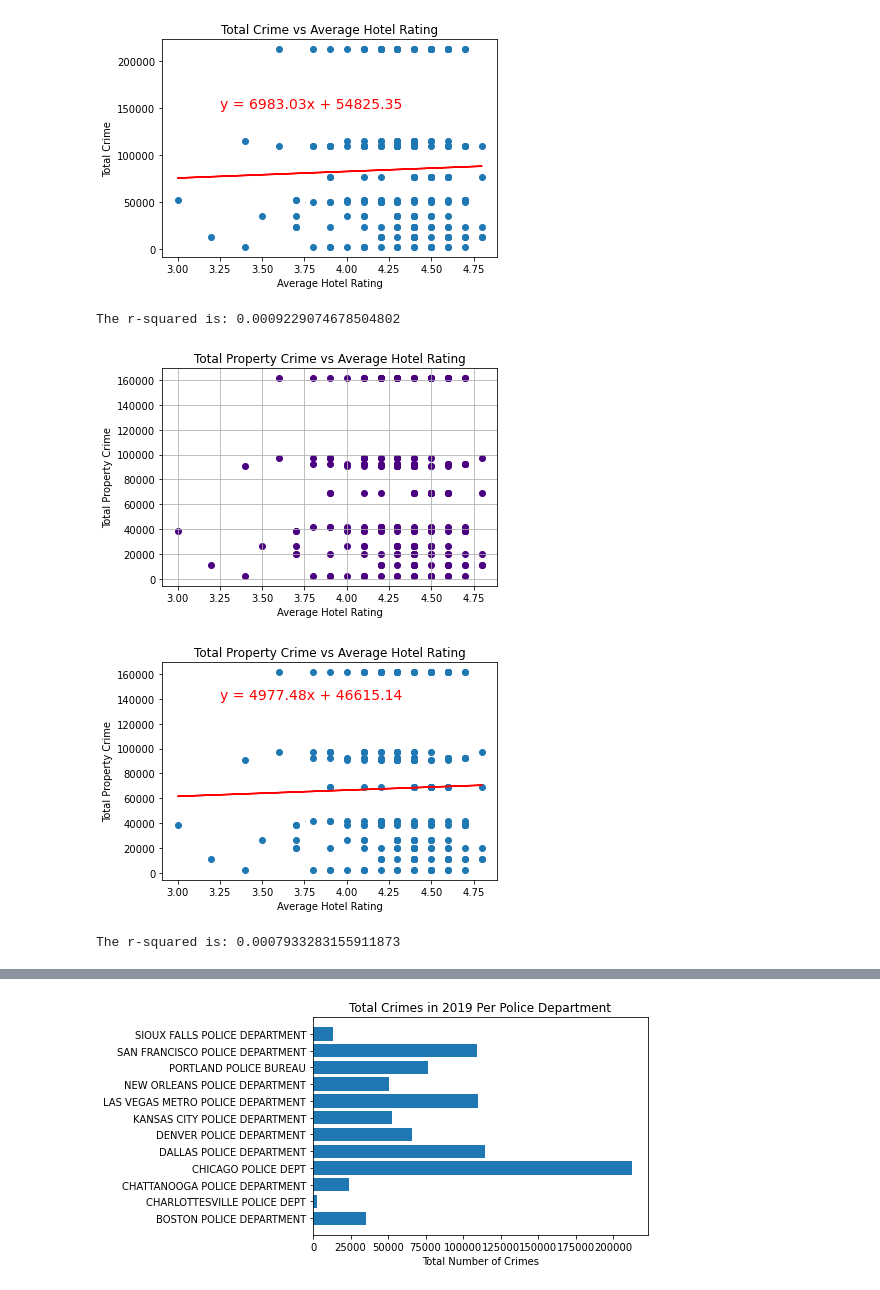
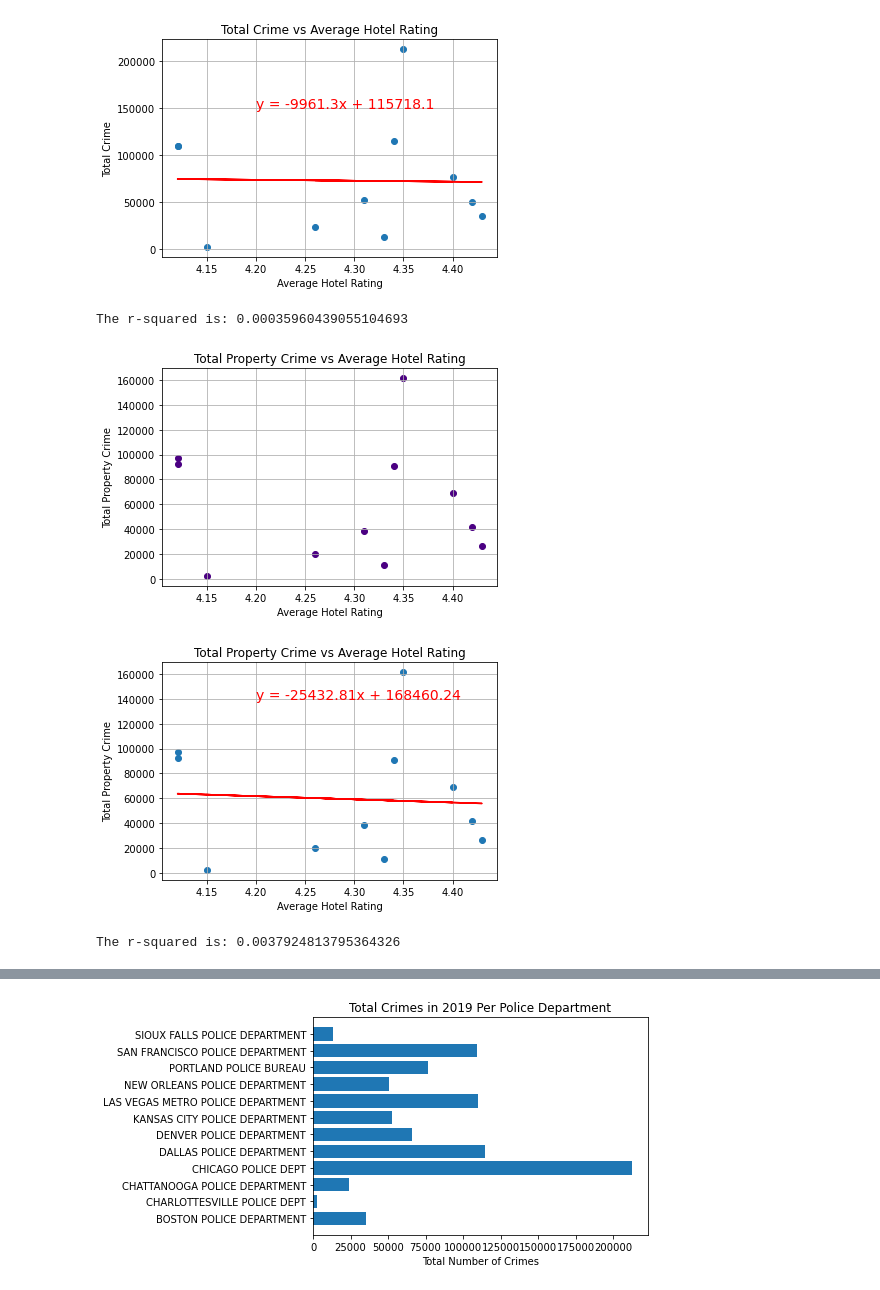
Before and after one commit to meghanvl/project_won, a Jupyter notebook: Visualizations.ipynb, the cells around one changed output, grey strips where cells are left out. Cells and saved outputs as stored; diff of their text form; code cells hidden in the pictures.

```diff
--- a/Visualizations.ipynb
+++ b/Visualizations.ipynb
@@ -40,6 +40,6 @@ total_crime_rates
 | 10 | SAN FRANCISCO POLICE DEPARTMENT | CA | CA0380100 | San Francisco city, California | 870044.0 | 109482 | 11866 | ... |
 | 11 | SIOUX FALLS POLICE DEPARTMENT | SD | SD0490200 | Sioux Falls city, South Dakota | 174151.0 | 13230 | 1895 | ... |
 # %%
-hotel_ratings = pd.read_csv("CSV_Files/total_hotel_rating.csv")
+hotel_ratings = pd.read_csv("CSV_Files/avg_hotel_rating.csv")
 hotel_ratings
 # %% [output]
@@ -152,14 +157,15 @@ plt.plot(x_values, regression, "r-")
 plt.title("Total Crime vs Average Hotel Rating")
 plt.xlabel("Average Hotel Rating")
 plt.ylabel("Total Crime")
-plt.annotate(line_equation,(3.25,150000), fontsize=14, color="red")
+plt.annotate(line_equation,(4.20,150000), fontsize=14, color="red")
 plt.savefig("TotalCrimevsHotelRatingLinear.png")
+plt.grid()
 plt.show()
 
 print(f"The r-squared is: {rvalue**2}")
 # %% [output]
-[figure, old version]
+[figure, new version]
-The r-squared is: 0.0009229074678504802
+The r-squared is: 0.00035960439055104693
 # %%
 #Total Property Crime vs Hotel Rating scatter plot
 plt.scatter(rating_crime_df["Hotel Rating"], rating_crime_df["Total Property Crime"], marker="o", color="indigo")
@@ -170,28 +176,29 @@ plt.savefig("PropertyCrimevsHotelRating.png")
 plt.grid()
 plt.show()
 # %% [output]
-[figure, old version]
+[figure, new version]
 # %%
 #Total Property Crime vs Hotel Rating linear regression
 x_values = rating_crime_df["Hotel Rating"]
 y_values = rating_crime_df["Total Property Crime"]
 
 (slope, intercept, rvalue, pvalue, stderr) = linregress(x_values, y_values)
 regression = x_values * slope + intercept
 line_equation = "y = " + str(round(slope,2)) + "x + " + str(round(intercept,2))
 plt.scatter(x_values, y_values)
 plt.plot(x_values, regression, "r-")
 plt.title("Total Property Crime vs Average Hotel Rating")
 plt.xlabel("Average Hotel Rating")
 plt.ylabel("Total Property Crime")
-plt.annotate(line_equation,(3.25,140000), fontsize=14, color="red")
+plt.annotate(line_equation,(4.20,140000), fontsize=14, color="red")
 plt.savefig("PropertyCrimevsHotelRatingLinear.png")
+plt.grid()
 plt.show()
 
 print(f"The r-squared is: {rvalue**2}")
 # %% [output]
-[figure, old version]
+[figure, new version]
-The r-squared is: 0.0007933283155911873
+The r-squared is: 0.0037924813795364326
 # %%
 #Total Person Crime vs Hotel Rating scatter plot
 plt.scatter(rating_crime_df["Hotel Rating"], rating_crime_df["Total Person Crime"], marker="o", color="indigo")
```
Also changed, not shown: parts of 9 cells of this notebook.
